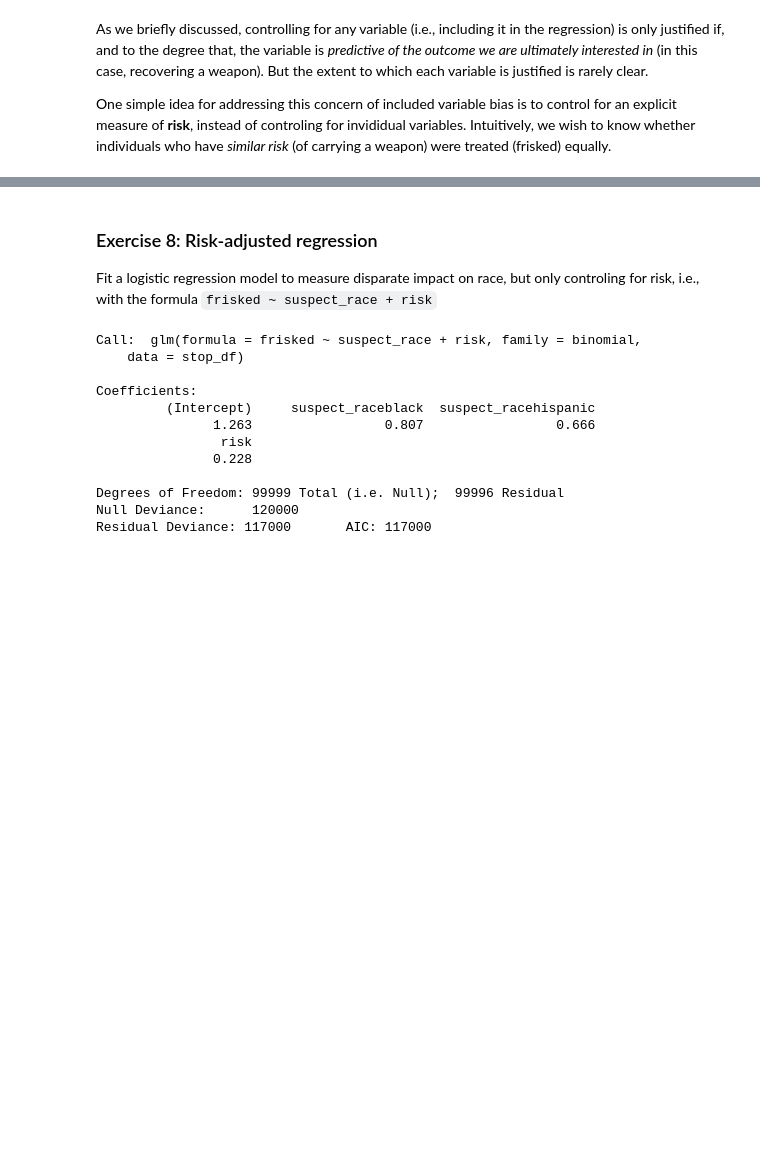
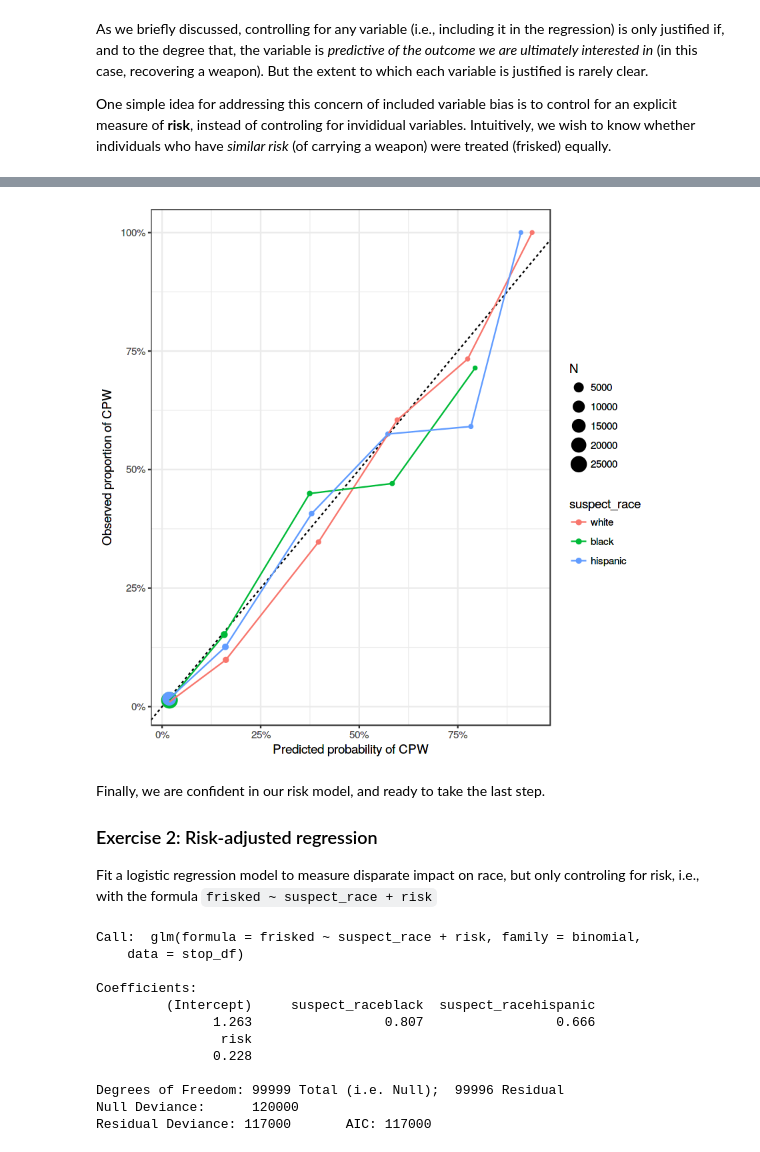
Before and after one commit to stanford-policylab/law-order-algo, a Jupyter notebook: notebooks/included_var_bias_2-answers.ipynb, the cells around one changed output, grey strips where cells are left out. Saved outputs shown, nothing was run; the diff lists cells and outputs as text; code cells hidden in the pictures; blank space fills up the shorter version.

```diff
--- a/notebooks/included_var_bias_2-answers.ipynb
+++ b/notebooks/included_var_bias_2-answers.ipynb
@@ -116,0 +110,7 @@ One simple way to achieve this is to build a model with `found_weapon` on the le
+# %%
+# Add a fold column to stop_df, which is randomly assigned either "train" or "test"
+# WRITE CODE HERE
+# START solution
+stop_df <- stop_df %>%
+    mutate(fold = sample(rep_len(c("train", "test"), n())))
+# END solution
@@ -117,8 +119,8 @@ One simple way to achieve this is to build a model with `found_weapon` on the le
 # %%
-# Subset the stop_df data to cases where the individual was frisked
+# Subset the stop_df data to train cases where the individual was frisked
 # WRITE CODE HERE
 # START solution
 frisk_df <- stop_df %>%
-    filter(frisked)
+    filter(fold == "train", frisked)
 # END solution
 # %% [markdown]
@@ -141,2 +150,5 @@ stop_df <- stop_df %>%
+# %%
+test_df <- stop_df %>%
+    filter(fold == "test")
 # %% [markdown]
 Once we have a good measure of risk, we can easily compute the disparity on race, accounting for risk, by fitting a regression with the two variables: race and risk.
@@ -143,5 +168,26 @@ Once we have a good measure of risk, we can easily compute the disparity on race
+# %%
+# TODO(?): We're being super hand-wavy here about scales (i.e., logit/probability). How much do we want/need to dive into the weeds?
+# An example with race
+race_calib_pd <- test_df %>%
+    mutate(p_cpw = binomial()$linkinv(risk),
+           risk_bin = plyr::round_any(p_cpw, 0.2)) %>%
+    group_by(suspect_race, risk_bin) %>%
+    summarize(N = n(),
+              mean_cpw = mean(found_weapon),
+              p_cpw = mean(p_cpw))
+
+ggplot(race_calib_pd, aes(x = p_cpw, y = mean_cpw)) +
+    geom_abline(intercept = 0, slope = 1, linetype = "dashed") +
+    geom_point(aes(color = suspect_race, size = N)) +
+    geom_line(aes(color = suspect_race)) +
+    scale_x_continuous("Predicted probability of CPW", labels = scales::percent) +
+    scale_y_continuous("Observed proportion of CPW", labels = scales::percent)
+# %% [output]
+[figure, added]
 # %% [markdown]
-### Exercise 8: Risk-adjusted regression
+Finally, we are confident in our risk model, and ready to take the last step.
+
+### Exercise 2: Risk-adjusted regression
 
 Fit a logistic regression model to measure disparate impact on race, but only controling for risk, i.e., with the formula
 `frisked ~ suspect_race + risk`
```
Also changed, not shown: parts of 13 cells of this notebook.
